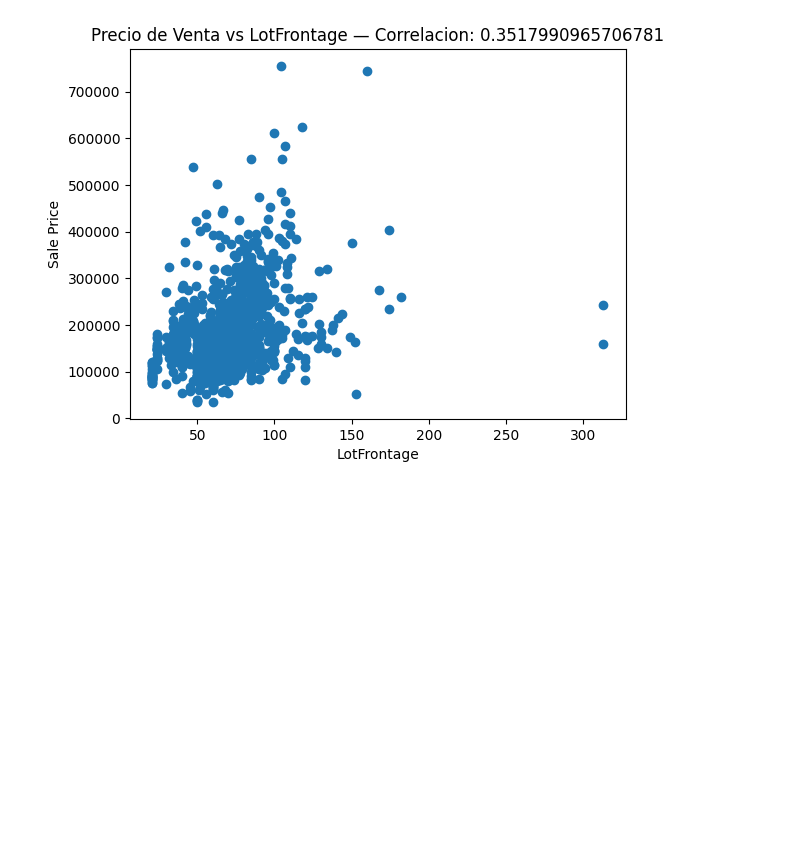
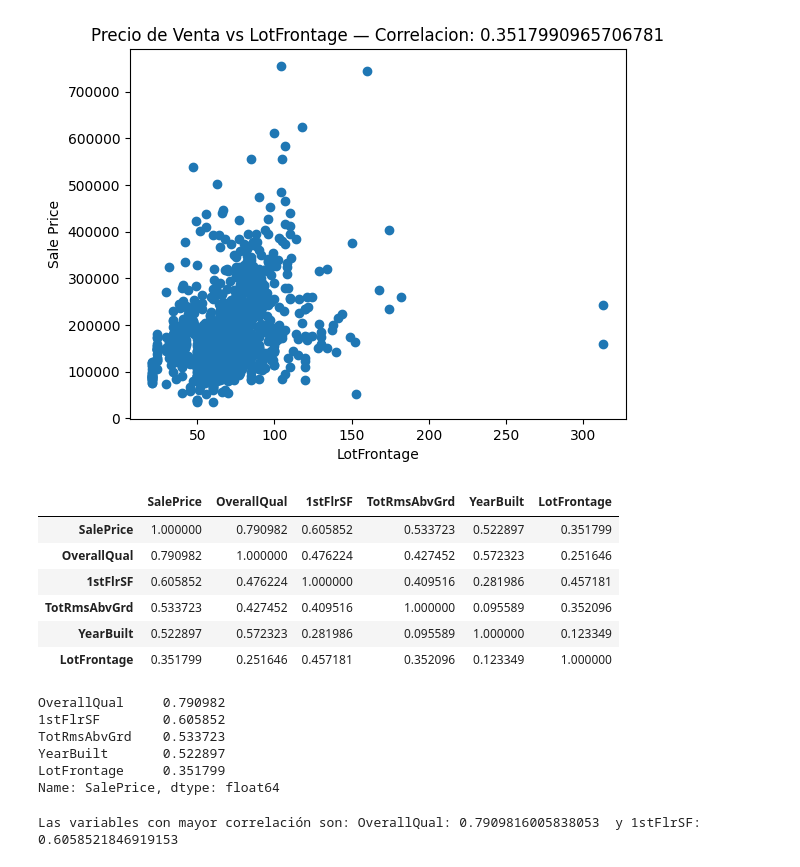
Before and after one commit to marianvela/ds-regression, a Jupyter notebook: DS_Regression.ipynb, the cells around one changed output. Cells and saved outputs as stored; diff of their text form; code cells hidden in the pictures; blank space fills up the shorter version.

```diff
--- a/DS_Regression.ipynb
+++ b/DS_Regression.ipynb
@@ -177,10 +177,41 @@ for column in df_data.columns[1:]:
 [figure]
 [figure]
 [figure]
-# %%
-# determine 2 variables with higher correlation
-for column in df_data.columns[1:]:
-  correlation = df_data.SalePrice.corr(df_data[column])
+# %%
+'''
+calculate the correlation matrix (all of it) but we extract only the corr values with SalePrice
+we exlude SalePrice from our analysis because correlation with the same variable is 1
+'''
+
+# determine correlation matrix
+corr_mat = df_data.corr()
+corr_mat
+# %% [output]
+|  | SalePrice | OverallQual | 1stFlrSF | TotRmsAbvGrd | YearBuilt | LotFrontage |
+| SalePrice | 1.000000 | 0.790982 | 0.605852 | 0.533723 | 0.522897 | 0.351799 |
+| OverallQual | 0.790982 | 1.000000 | 0.476224 | 0.427452 | 0.572323 | 0.251646 |
+| 1stFlrSF | 0.605852 | 0.476224 | 1.000000 | 0.409516 | 0.281986 | 0.457181 |
+| TotRmsAbvGrd | 0.533723 | 0.427452 | 0.409516 | 1.000000 | 0.095589 | 0.352096 |
+| YearBuilt | 0.522897 | 0.572323 | 0.281986 | 0.095589 | 1.000000 | 0.123349 |
+| LotFrontage | 0.351799 | 0.251646 | 0.457181 | 0.352096 | 0.123349 | 1.000000 |
+# %%
+# from corr mat extract top row and then eliminate the 1st value which is saleprice vs saleprice
+correlations = corr_mat['SalePrice']
+correlations = correlations.drop(index = 'SalePrice')
+correlations
+# %% [output]
+OverallQual     0.790982
+1stFlrSF        0.605852
+TotRmsAbvGrd    0.533723
+YearBuilt       0.522897
+LotFrontage     0.351799
+Name: SalePrice, dtype: float64
+# %%
+# sort and print top 2
+sort_corr = correlations.sort_values(ascending = False)
+print(f"Las variables con mayor correlación son: {sort_corr.index[0]}: {sort_corr[0]}  y {sort_corr.index[1]}: {sort_corr[1]}")
+# %% [output]
+Las variables con mayor correlación son: OverallQual: 0.7909816005838053  y 1stFlrSF: 0.6058521846919153
 # %%
 # visually represent the correlation using seaborn
 sns.pairplot(df_data, diag_kind = "kde")
```
